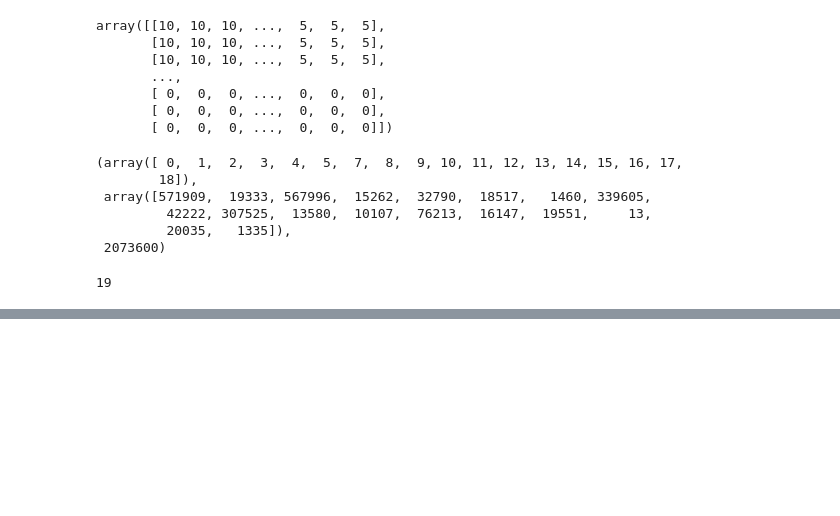
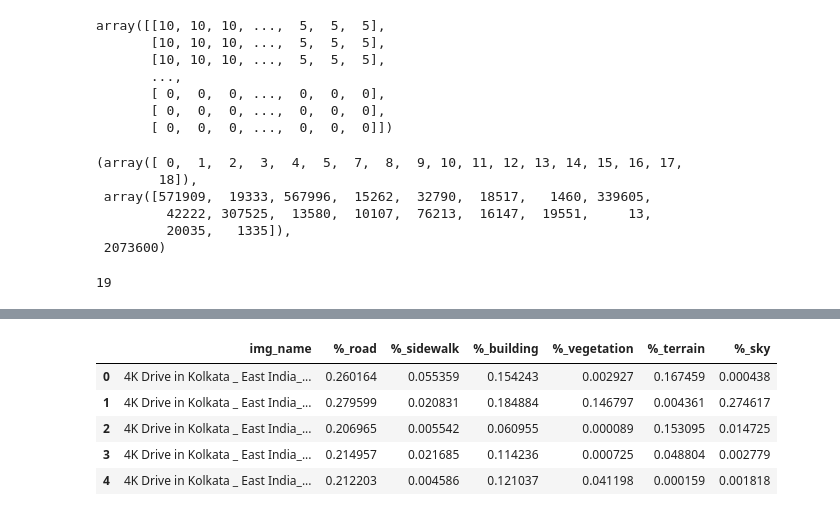
Before and after one commit to NeelayS/walkability_ml, a Jupyter notebook: create_dataset.ipynb, the cells around one changed output, grey strips where cells are left out. Drawn from its saved outputs; the diff is of its cells as text; code cells hidden in the pictures; blank space fills up the shorter version.

```diff
--- a/create_dataset.ipynb
+++ b/create_dataset.ipynb
@@ -65,0 +134,10 @@ Error: Session cannot generate requests
+# %%
+dataset = dataset[["img_name"] + feature_names]
+dataset.head()
+# %% [output]
+|  | img_name | %_road | %_sidewalk | %_building | %_vegetation | %_terrain | %_sky |
+| 0 | 4K Drive in Kolkata _ East India_... | 0.260164 | 0.055359 | 0.154243 | 0.002927 | 0.167459 | 0.000438 |
+| 1 | 4K Drive in Kolkata _ East India_... | 0.279599 | 0.020831 | 0.184884 | 0.146797 | 0.004361 | 0.274617 |
+| 2 | 4K Drive in Kolkata _ East India_... | 0.206965 | 0.005542 | 0.060955 | 0.000089 | 0.153095 | 0.014725 |
+| 3 | 4K Drive in Kolkata _ East India_... | 0.214957 | 0.021685 | 0.114236 | 0.000725 | 0.048804 | 0.002779 |
+| 4 | 4K Drive in Kolkata _ East India_... | 0.212203 | 0.004586 | 0.121037 | 0.041198 | 0.000159 | 0.001818 |
```
Also changed, not shown: parts of 26 cells of this notebook, 9 other files.
